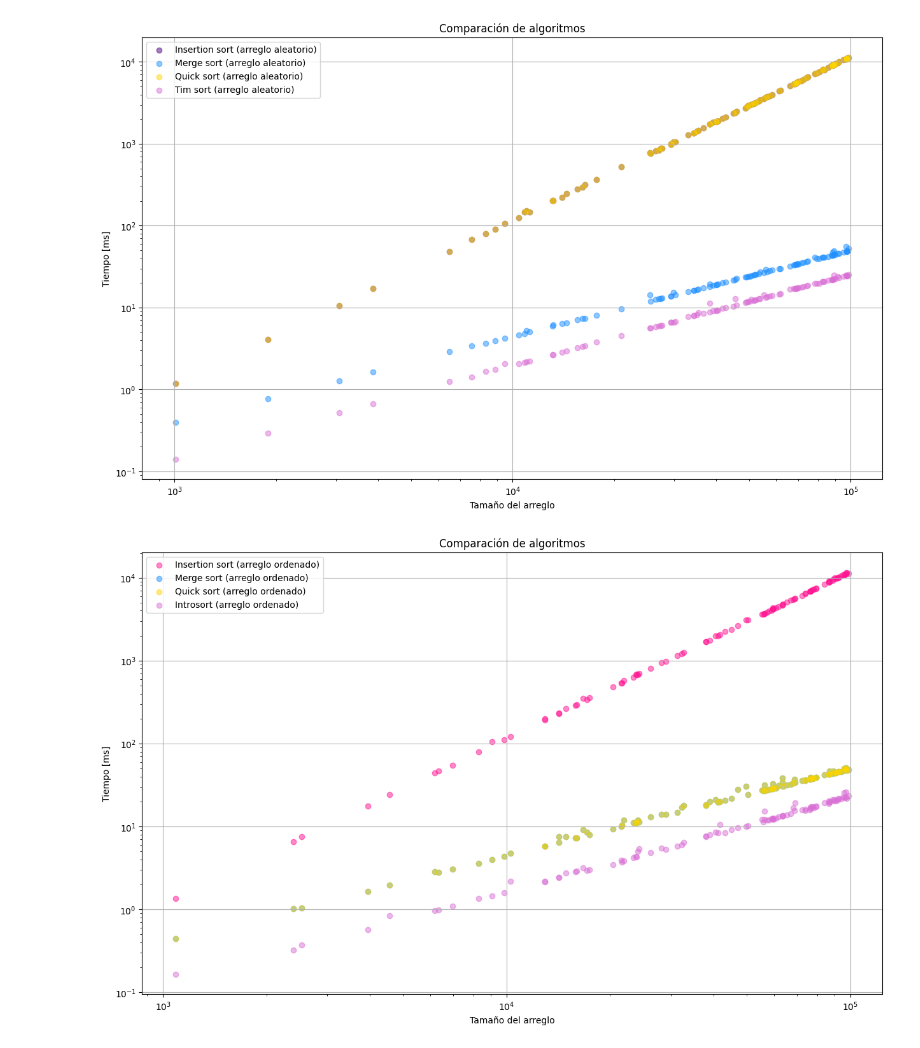
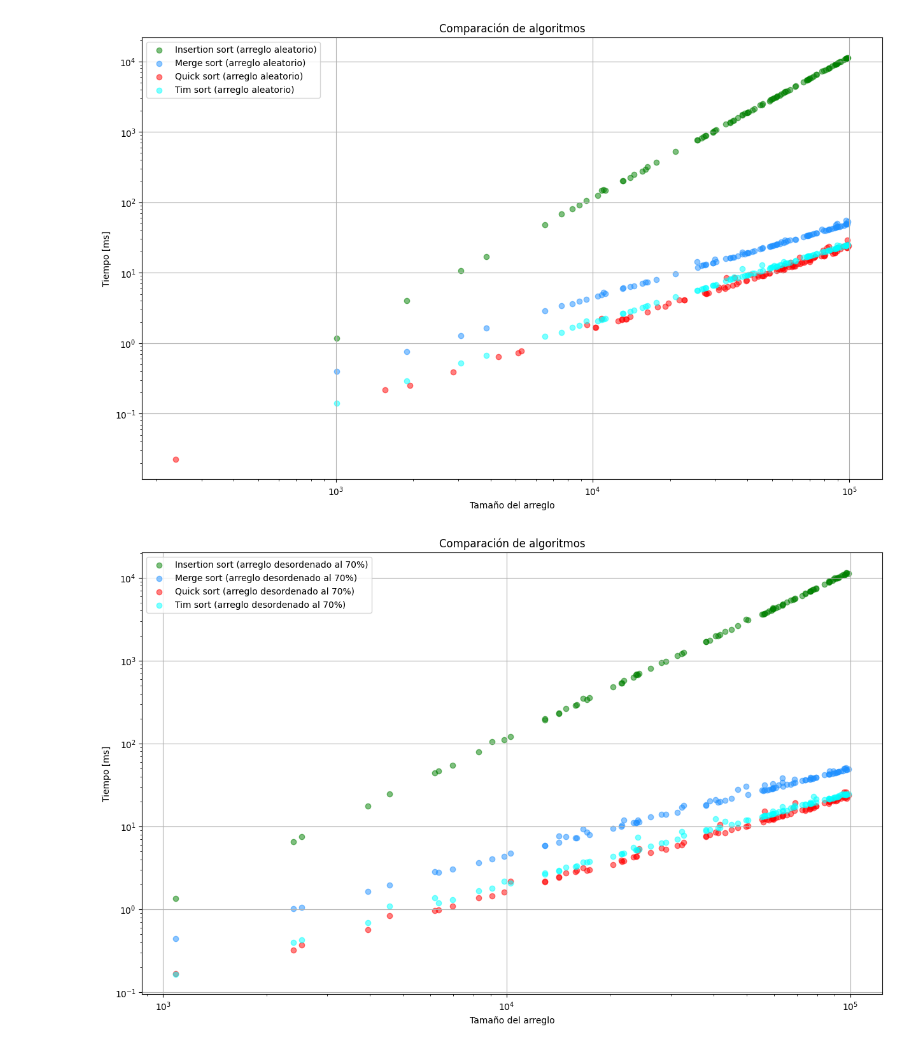
Before and after one commit to Gxppe/ALGOCO, a Jupyter notebook: Graficos/graficos.ipynb, the cells around one changed output. Drawn from its saved outputs; the diff is of its cells as text; code cells hidden in the pictures.

```diff
--- a/Graficos/graficos.ipynb
+++ b/Graficos/graficos.ipynb
@@ -4,73 +4,71 @@ import matplotlib.pyplot as plt
 import pandas as pd
 
 # Rutas de los archivos
-ruta_ins_random = '/home/gxuseppe/Tareasolol/ALGOCO/Tiempos Registrados/Ordenamiento/Insertion Time/Random_sorted_insertion_time.txt'
-ruta_ins_30 = '/home/gxuseppe/Tareasolol/ALGOCO/Tiempos Registrados/Ordenamiento/Insertion Time/Middle_sorted_insertion_time_30.txt'
-ruta_ins_70 = '/home/gxuseppe/Tareasolol/ALGOCO/Tiempos Registrados/Ordenamiento/Insertion Time/Middle_sorted_insertion_time_70.txt'
+ruta_ins_random = '/home/gxuseppe/Codigo/ALGOCO/Tiempos Registrados/Ordenamiento/Insertion Time/Random_sorted_insertion_time.txt'
+ruta_ins_30 = '/home/gxuseppe/Codigo/ALGOCO/Tiempos Registrados/Ordenamiento/Insertion Time/Middle_sorted_insertion_time_30.txt'
+ruta_ins_70 = '/home/gxuseppe/Codigo/ALGOCO/Tiempos Registrados/Ordenamiento/Insertion Time/Middle_sorted_insertion_time_70.txt'
 
 # Función para cargar datos y convertir tipos
 def cargar_y_preparar_datos(ruta, columnas=['Tamaño', 'Tiempo']):
-    try:
+
         df = pd.read_csv(ruta, sep=" ", header=None, names=columnas)
         df['Tamaño'] = df['Tamaño'].astype(int)
         df['Tiempo'] = df['Tiempo'].astype(float)  # Usar np.float64 para compatibilidad
         df.sort_values(by=['Tamaño'], inplace=True)
         return df
-    except Exception as e:
-        print(f"Error al cargar y preparar los datos de {ruta}: {e}")
-        return pd.DataFrame(columns=columnas)
+
 
 # Cargar y preparar los DataFrames
 df_ins_al = cargar_y_preparar_datos(ruta_ins_random)
 df_ins_inv = cargar_y_preparar_datos(ruta_ins_30)
 df_ins_ord = cargar_y_preparar_datos(ruta_ins_70)
 
-ruta_merge_random = '/home/gxuseppe/Tareasolol/ALGOCO/Tiempos Registrados/Ordenamiento/Merge Time/Random_sorted_merge_time.txt'
-ruta_merge_30 = '/home/gxuseppe/Tareasolol/ALGOCO/Tiempos Registrados/Ordenamiento/Merge Time/Middle_sorted_merge_time_30.txt'
-ruta_merge_70 = '/home/gxuseppe/Tareasolol/ALGOCO/Tiempos Registrados/Ordenamiento/Merge Time/Middle_sorted_merge_time_70.txt'
+ruta_merge_random = '/home/gxuseppe/Codigo/ALGOCO/Tiempos Registrados/Ordenamiento/Merge Time/Random_sorted_merge_time.txt'
+ruta_merge_30 = '/home/gxuseppe/Codigo/ALGOCO/Tiempos Registrados/Ordenamiento/Merge Time/Middle_sorted_merge_time_30.txt'
+ruta_merge_70 = '/home/gxuseppe/Codigo/ALGOCO/Tiempos Registrados/Ordenamiento/Merge Time/Middle_sorted_merge_time_70.txt'
 
 df_merge_al = cargar_y_preparar_datos(ruta_merge_random)
 df_merge_inv = cargar_y_preparar_datos(ruta_merge_30)
 df_merge_ord = cargar_y_preparar_datos(ruta_merge_70)
 
-ruta_quick_random = '/home/gxuseppe/Tareasolol/ALGOCO/Tiempos Registrados/Ordenamiento/Insertion Time/Random_sorted_insertion_time.txt'
-ruta_quick_30 = '/home/gxuseppe/Tareasolol/ALGOCO/Tiempos Registrados/Ordenamiento/Merge Time/Middle_sorted_merge_time_30.txt'
-ruta_quick_70 = '/home/gxuseppe/Tareasolol/ALGOCO/Tiempos Registrados/Ordenamiento/Merge Time/Middle_sorted_merge_time_70.txt'
+ruta_quick_random = '/home/gxuseppe/Codigo/ALGOCO/Tiempos Registrados/Ordenamiento/Quick Time/Middle_sorted_quick_time_30.txt'
+ruta_quick_30 = '/home/gxuseppe/Codigo/ALGOCO/Tiempos Registrados/Ordenamiento/Quick Time/Middle_sorted_quick_time_30.txt'
+ruta_quick_70 = '/home/gxuseppe/Codigo/ALGOCO/Tiempos Registrados/Ordenamiento/Quick Time/Middle_sorted_quick_time_70.txt'
 
 df_quick_al = cargar_y_preparar_datos(ruta_quick_random)
 df_quick_inv = cargar_y_preparar_datos(ruta_quick_30)
 df_quick_ord = cargar_y_preparar_datos(ruta_quick_70)
 
-ruta_introsort_random = '/home/gxuseppe/Tareasolol/ALGOCO/Tiempos Registrados/Ordenamiento/Tim Time/Random_sorted_tim_time.txt'
-ruta_introsort_30 = '/home/gxuseppe/Tareasolol/ALGOCO/Tiempos Registrados/Ordenamiento/Tim Time/Middle_sorted_tim_time_30.txt'
-ruta_introsort_70 = '/home/gxuseppe/Tareasolol/ALGOCO/Tiempos Registrados/Ordenamiento/Quick Time/Middle_sorted_quick_time_70.txt'
+ruta_introsort_random = '/home/gxuseppe/Codigo/ALGOCO/Tiempos Registrados/Ordenamiento/Tim Time/Random_sorted_tim_time.txt'
+ruta_introsort_30 = '/home/gxuseppe/Codigo/ALGOCO/Tiempos Registrados/Ordenamiento/Tim Time/Middle_sorted_tim_time_30.txt'
+ruta_introsort_70 = '/home/gxuseppe/Codigo/ALGOCO/Tiempos Registrados/Ordenamiento/Tim Time/Middle_sorted_tim_time_70.txt'
 
 df_introsort_al = cargar_y_preparar_datos(ruta_introsort_random)
 df_introsort_inv = cargar_y_preparar_datos(ruta_introsort_30)
 df_introsort_ord = cargar_y_preparar_datos(ruta_introsort_70)
 
 # Gráficos
 plt.figure(figsize=(15, 9))
-plt.scatter(df_ins_al['Tamaño'], df_ins_al['Tiempo'], label='Insertion sort (arreglo aleatorio)', color='indigo', alpha=0.5)
+plt.scatter(df_ins_al['Tamaño'], df_ins_al['Tiempo'], label='Insertion sort (arreglo aleatorio)', color='green', alpha=0.5)
 plt.scatter(df_merge_al['Tamaño'], df_merge_al['Tiempo'], label='Merge sort (arreglo aleatorio)', color='dodgerblue', alpha=0.5)
-plt.scatter(df_quick_al['Tamaño'], df_quick_al['Tiempo'], label='Quick sort (arreglo aleatorio)', color='gold', alpha=0.5)
-plt.scatter(df_introsort_al['Tamaño'], df_introsort_al['Tiempo'], label='Tim sort (arreglo aleatorio)', color='orchid', alpha=0.5)
+plt.scatter(df_quick_al['Tamaño'], df_quick_al['Tiempo'], label='Quick sort (arreglo aleatorio)', color='red', alpha=0.5)
+plt.scatter(df_introsort_al['Tamaño'], df_introsort_al['Tiempo'], label='Tim sort (arreglo aleatorio)', color='cyan', alpha=0.5)
 plt.xlabel('Tamaño del arreglo')
 plt.ylabel('Tiempo [ms]')
 plt.title('Comparación de algoritmos')
 plt.grid()
 plt.legend()
 plt.xscale('log')
 plt.yscale('log')
 plt.show()
 # %% [output]
-[figure, old version]
+[figure, new version]
 # %%
 plt.figure(figsize=(15, 9))
-plt.scatter(df_ins_ord['Tamaño'], df_ins_ord['Tiempo'], label='Insertion sort (arreglo ordenado)', color='deeppink', alpha=0.5)
-plt.scatter(df_merge_ord['Tamaño'], df_merge_ord['Tiempo'], label='Merge sort (arreglo ordenado)', color='dodgerblue', alpha=0.5)
-plt.scatter(df_quick_ord['Tamaño'], df_quick_ord['Tiempo'], label='Quick sort (arreglo ordenado)', color='gold', alpha=0.5)
-plt.scatter(df_introsort_ord['Tamaño'], df_introsort_ord['Tiempo'], label='Introsort (arreglo ordenado)', color='orchid', alpha=0.5)
+plt.scatter(df_ins_ord['Tamaño'], df_ins_ord['Tiempo'], label='Insertion sort (arreglo desordenado al 70%)', color='green', alpha=0.5)
+plt.scatter(df_merge_ord['Tamaño'], df_merge_ord['Tiempo'], label='Merge sort (arreglo desordenado al 70%)', color='dodgerblue', alpha=0.5)
+plt.scatter(df_quick_ord['Tamaño'], df_quick_ord['Tiempo'], label='Quick sort (arreglo desordenado al 70%)', color='red', alpha=0.5)
+plt.scatter(df_introsort_ord['Tamaño'], df_introsort_ord['Tiempo'], label='Tim sort (arreglo desordenado al 70%)', color='cyan', alpha=0.5)
 plt.xlabel('Tamaño del arreglo')
 plt.ylabel('Tiempo [ms]')
 plt.title('Comparación de algoritmos')
@@ -80,6 +78,6 @@ plt.xscale('log')
 plt.yscale('log')
 plt.show()
 # %% [output]
-[figure, old version]
+[figure, new version]
 # %%
 plt.figure(figsize=(15, 9))
```
Also changed, not shown: parts of 1 cell of this notebook, 15 other files.
